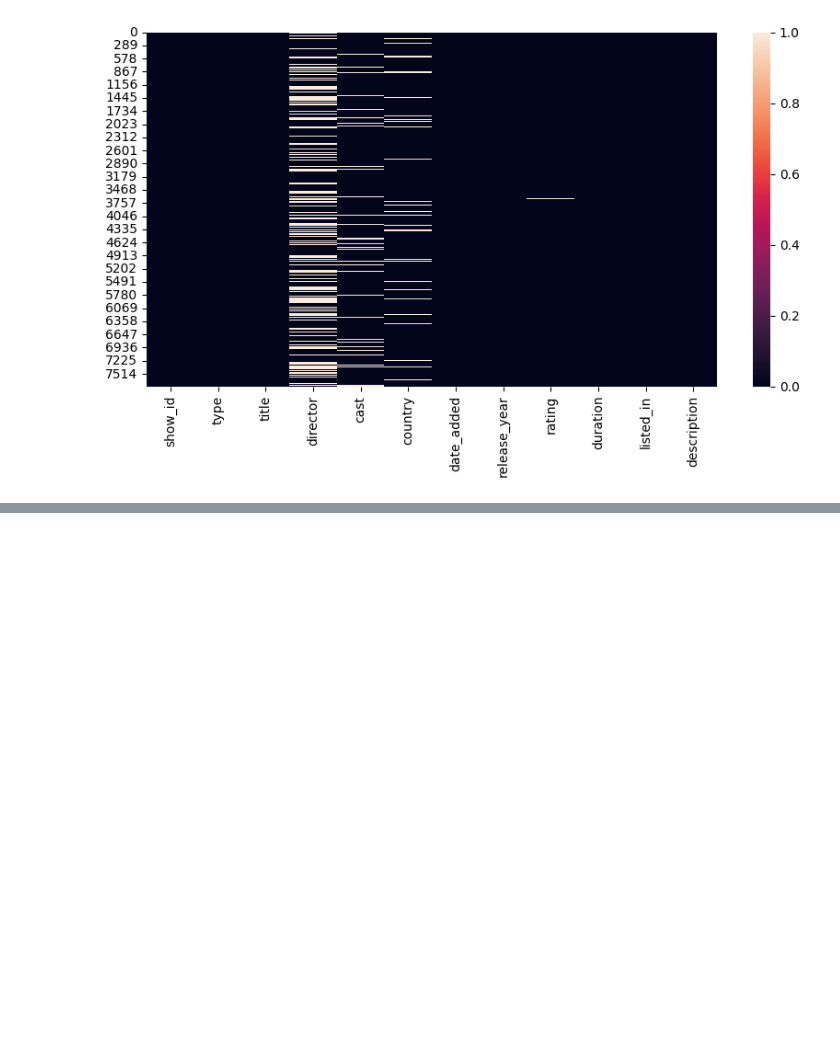
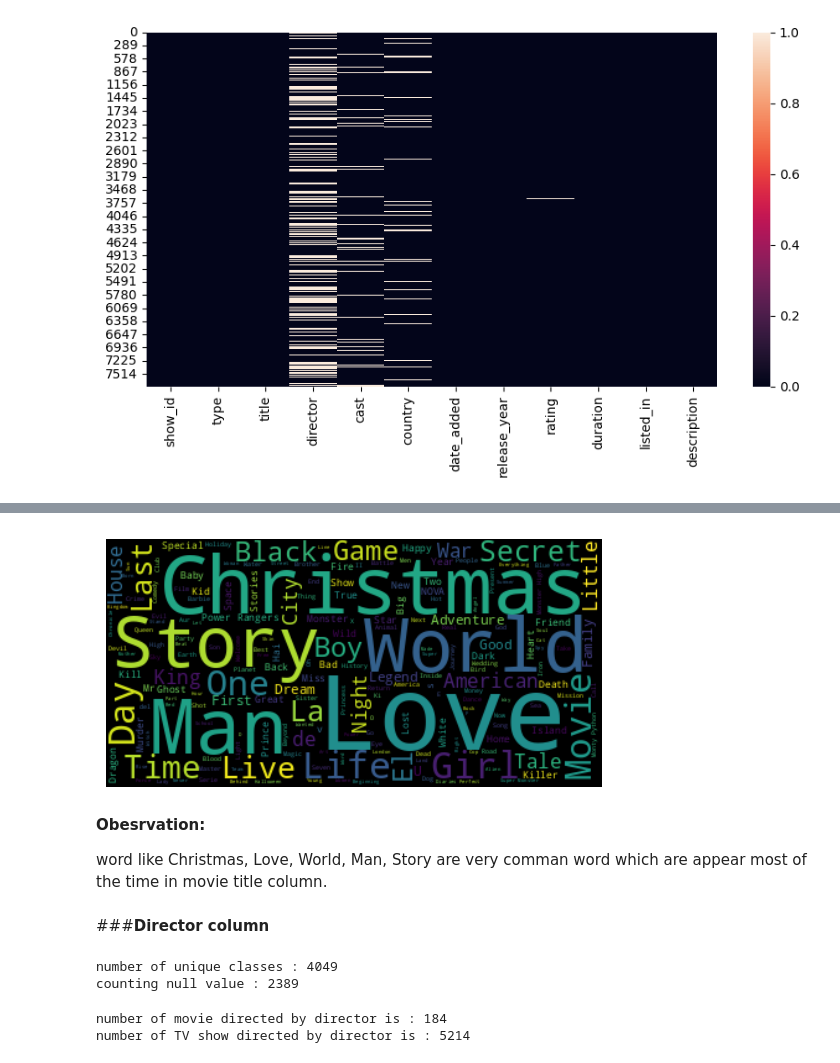
Before and after one commit to shaad4224/Netflix-Movie-and-TV-Shows-Clustering, a Jupyter notebook: Netflix_Movie_and_TV_Shows_Clustering.ipynb, the cells around one changed output, grey strips where cells are left out. Cells and saved outputs as stored; diff of their text form; code cells hidden in the pictures; blank space fills up the shorter version.

```diff
--- a/Netflix_Movie_and_TV_Shows_Clustering.ipynb
+++ b/Netflix_Movie_and_TV_Shows_Clustering.ipynb
@@ -186,0 +300,31 @@ sns.heatmap(df.isna())
+# %%
+# text documents
+text = " ".join(word for word in df['title'])
+
+# create the word cloud
+wordcloud = WordCloud(stopwords=STOPWORDS).generate(text)
+
+# plot the word cloud
+plt.imshow(wordcloud,  interpolation='bilinear')
+plt.axis("off")
+plt.show()
+# %% [output]
+[figure, added]
+# %% [markdown]
+**Obesrvation:**
+
+word like Christmas, Love, World, Man, Story are very comman word which are appear most of the time in movie title column.
+# %% [markdown]
+###**Director column**
+# %%
+print(f'number of unique classes : {df.director.nunique()}')
+print(f'counting null value : {df.director.isna().sum()}')
+# %% [output]
+number of unique classes : 4049
+counting null value : 2389
+# %%
+print(f"number of movie directed by director is : { df[df['type']=='TV Show']['director'].value_counts().sum()}")
+print(f"number of TV show directed by director is : { df[df['type']=='Movie']['director'].value_counts().sum()}")
+# %% [output]
+number of movie directed by director is : 184
+number of TV show directed by director is : 5214
```
Also changed, not shown: parts of 25 cells of this notebook.
